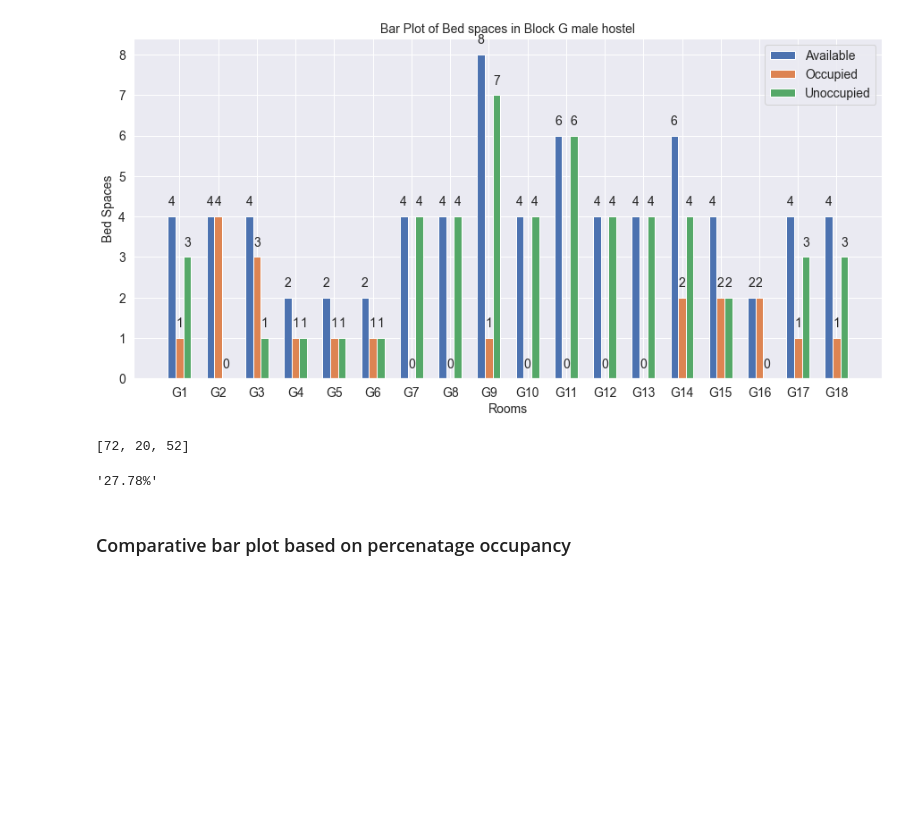
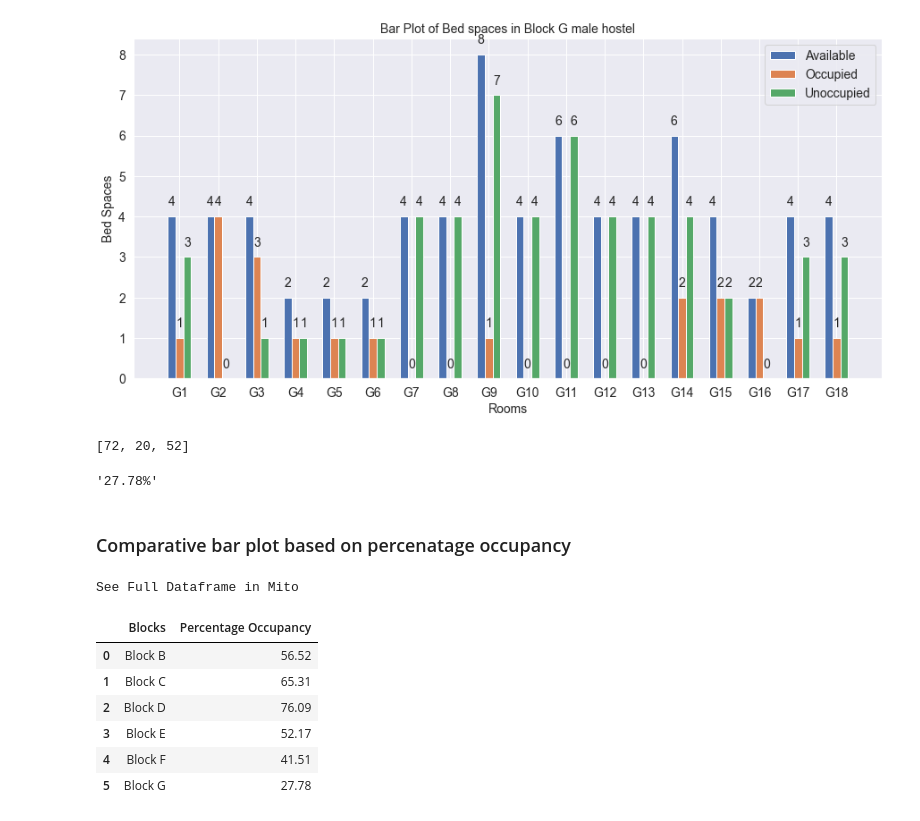
Before and after one commit to Melchizedeke/Data-Visualization-01, a Jupyter notebook: codes.ipynb, the cells around one changed output. Drawn from its saved outputs; the diff is of its cells as text; code cells hidden in the pictures; blank space fills up the shorter version.

```diff
--- a/codes.ipynb
+++ b/codes.ipynb
@@ -373,3 +373,18 @@ occ_G
 # A dictionary for the blocks and percentage occupancy
 occupancy = {'Blocks': ['Block B', 'Block C', 'Block D', 'Block E', 'Block F', 'Block G'],
             'Percentage Occupancy': [56.52, 65.31, 76.09, 52.17, 41.51, 27.78]}
+# %%
+# Converting the dictionary above into a dataframe
+df_Occ = pd.DataFrame(occupancy)
+# %%
+# Viewing the dataframe
+df_Occ
+# %% [output]
+See Full Dataframe in Mito
+|  | Blocks | Percentage Occupancy |
+| 0 | Block B | 56.52 |
+| 1 | Block C | 65.31 |
+| 2 | Block D | 76.09 |
+| 3 | Block E | 52.17 |
+| 4 | Block F | 41.51 |
+| 5 | Block G | 27.78 |
```
